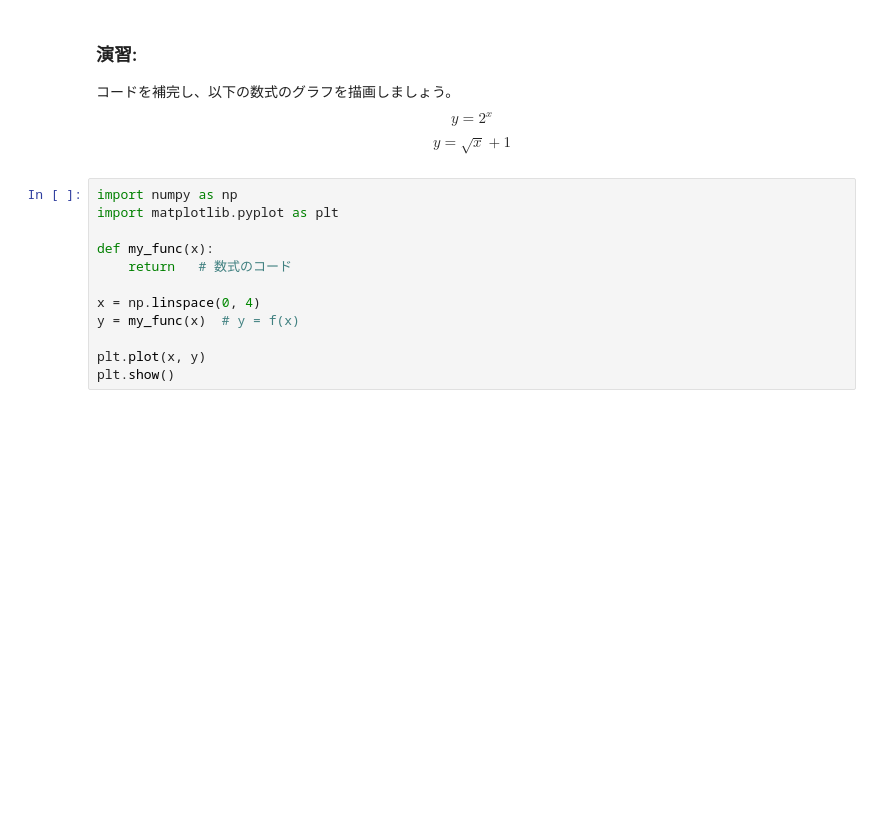
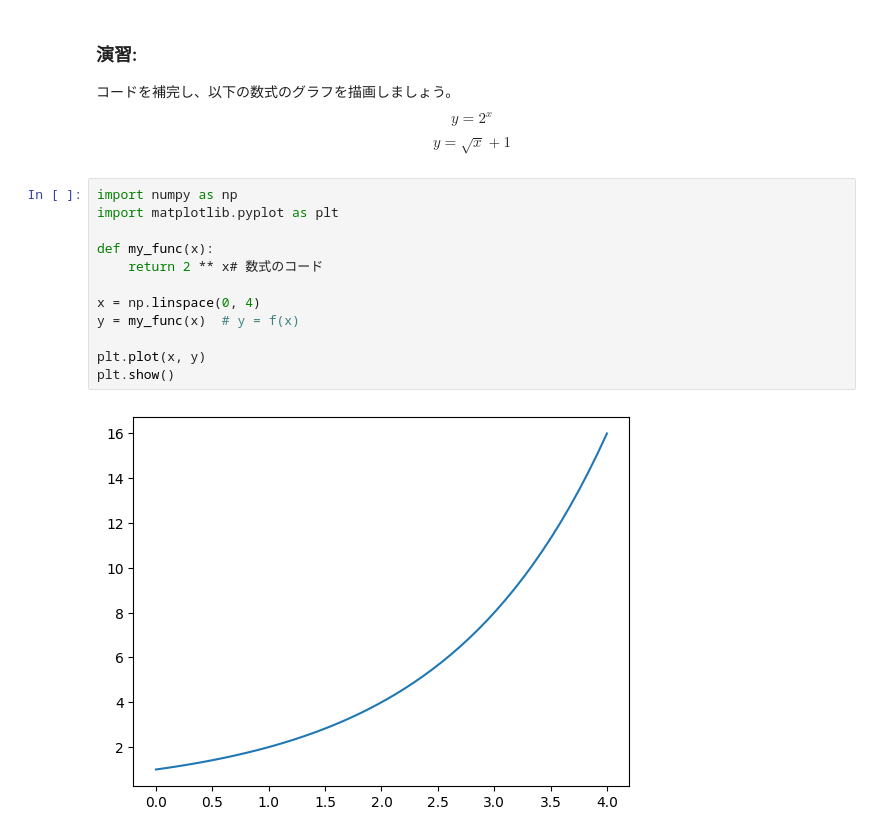
Before and after one commit to yuukimotai/UsedApart_PricePred, a Jupyter notebook: math_for_ai/Section_4/power_lesson.ipynb, the cells around one changed output. Cells and saved outputs as stored; diff of their text form; blank space fills up the shorter version.

```diff
--- a/math_for_ai/Section_4/power_lesson.ipynb
+++ b/math_for_ai/Section_4/power_lesson.ipynb
@@ -49,12 +76,14 @@ $$y=\sqrt x + 1$$
 # %%
 import numpy as np
 import matplotlib.pyplot as plt
 
 def my_func(x):
-    return   # 数式のコード
+    return 2 ** x# 数式のコード
 
 x = np.linspace(0, 4)
 y = my_func(x)  # y = f(x)
 
 plt.plot(x, y)
 plt.show()
+# %% [output]
+[figure, added]
```
Also changed, not shown: parts of 3 cells of this notebook.
